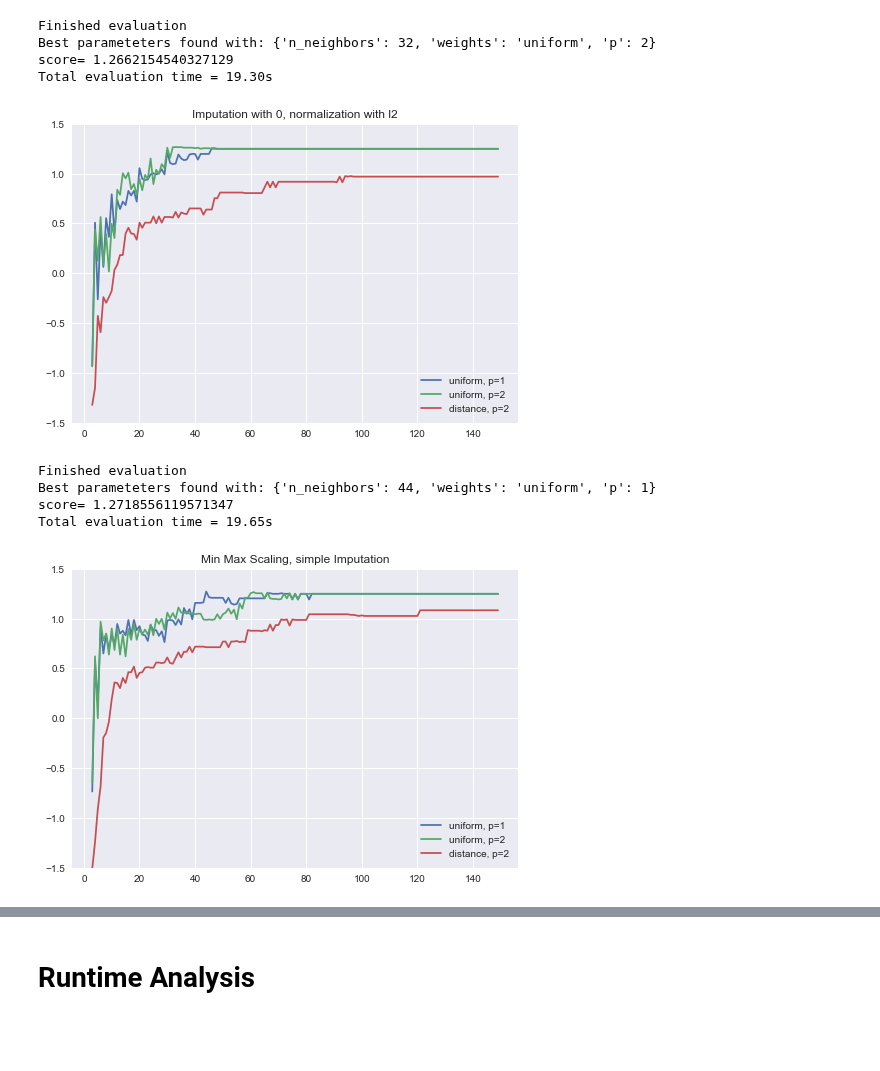
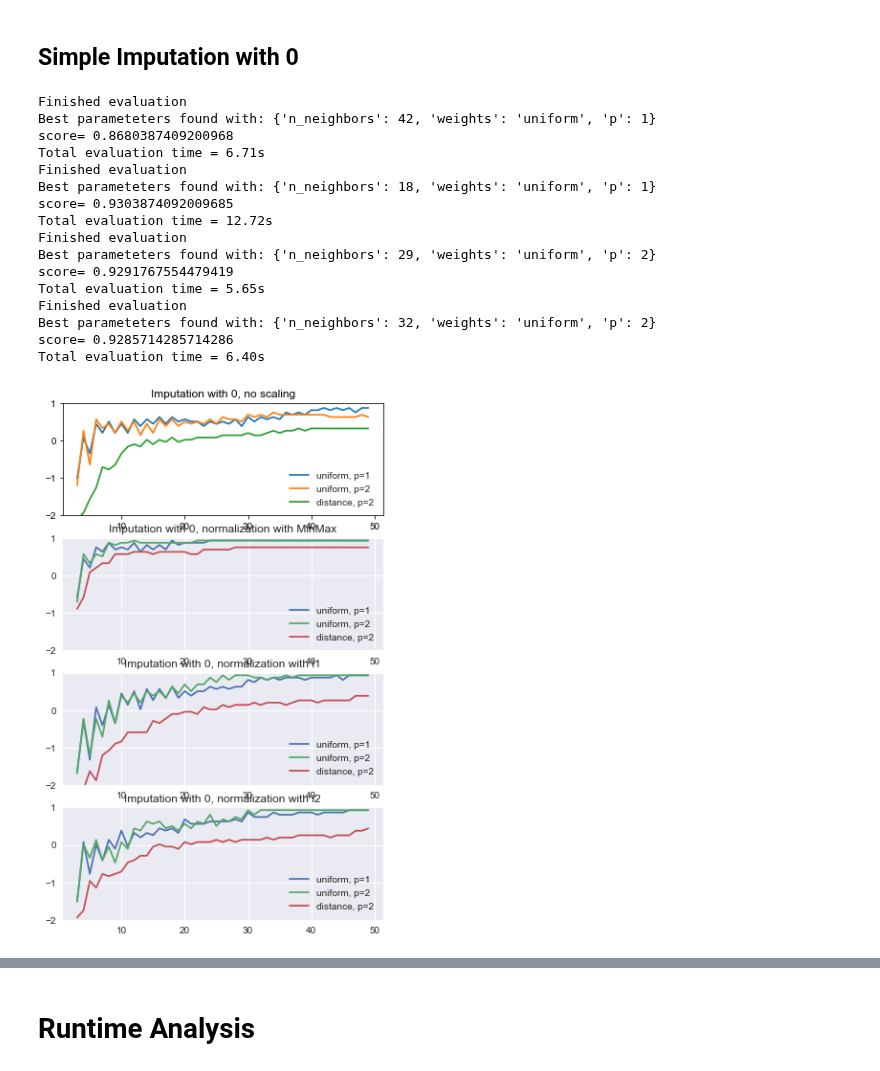
Before and after one commit to hitimr/ML_2020, a Jupyter notebook: Ex1/companies/companies_knn_hiti.ipynb, the cells around one changed output, grey strips where cells are left out. Drawn from its saved outputs; the diff is of its cells as text; code cells hidden in the pictures; blank space fills up the shorter version.

Commit message:
graphs for companies-knn

```diff
--- a/Ex1/companies/companies_knn_hiti.ipynb
+++ b/Ex1/companies/companies_knn_hiti.ipynb
@@ -36,5 +36,6 @@ df = parse_companies(5)
 raw_data, labels = companies_data_preprocessor.preprocess(df)
 # %%
+
 def plot_params(data, labels, fileName="no name", title="no title"):
     # Splitting
     x_train, x_test, y_train, y_test = train_test_split(data, labels, test_size=0.3, random_state=1)
@@ -63,6 +64,6 @@ def plot_params(data, labels, fileName="no name", title="no title"):
     plt.plot(distance_p1["n_neighbors"], distance_p1["score"], label="distance, p=2")
     plt.legend()
     plt.title(title)
-    plt.ylim(-1.5, 1.5)
+    plt.ylim(-2, 1)
     plt.savefig("out/" + fileName)
-    plt.show()
+    #plt.show()
@@ -96,28 +70,47 @@ Total evaluation time = 16.72s
-# %%
-# Simple Imputation with 0
-preprocessed_data = pd.DataFrame(SimpleImputer(missing_values=np.NaN, strategy="constant", fill_value=0).fit_transform(raw_data))
-
-# Normalization with l2 norm
-preprocessed_data = pd.DataFrame(Normalizer(norm="l2").fit_transform(preprocessed_data))
-
-plot_params(preprocessed_data, labels, fileName="companies_knn_Imputation_0_l2Norm", title="Imputation with 0, normalization with l2")
-# %% [output]
-Finished evaluation
-Best parameteters found with: {'n_neighbors': 32, 'weights': 'uniform', 'p': 2}
-score= 1.2662154540327129
-Total evaluation time = 19.30s
-[figure, removed]
-# %%
-# KNN Imputation
-imp = KNNImputer(missing_values=np.NaN, n_neighbors=10, weights="uniform")
-preprocessed_data = imp.fit_transform(raw_data)
-
-# No Scaling
-
-plot_params(preprocessed_data, labels, fileName="companies_knn_MinMax_KNNImputation", title="Min Max Scaling, simple Imputation")
-# %% [output]
-Finished evaluation
-Best parameteters found with: {'n_neighbors': 44, 'weights': 'uniform', 'p': 1}
-score= 1.2718556119571347
-Total evaluation time = 19.65s
-[figure, removed]
+# %% [markdown]
+## Simple Imputation with 0
+# %%
+plt.subplots_adjust(top=2)
+
+# No Scaling
+preprocessed_data = pd.DataFrame(SimpleImputer(missing_values=np.NaN, strategy="constant", fill_value=0).fit_transform(raw_data))
+plt.subplot(411)
+plot_params(preprocessed_data, labels, fileName="companies_knn_Imputation_0_noScaling", title="Imputation with 0, no scaling")
+
+# MinMax
+preprocessed_data = pd.DataFrame(SimpleImputer(missing_values=np.NaN, strategy="constant", fill_value=0).fit_transform(raw_data))
+preprocessed_data = pd.DataFrame(MinMaxScaler(feature_range=(0,1)).fit_transform(preprocessed_data))    # Normalization with l1 norm
+plt.subplot(412)
+plot_params(preprocessed_data, labels, fileName="companies_knn_Imputation_0_minMax", title="Imputation with 0, normalization with MinMax")
+
+# L1 Norm
+preprocessed_data = pd.DataFrame(SimpleImputer(missing_values=np.NaN, strategy="constant", fill_value=0).fit_transform(raw_data))
+preprocessed_data = pd.DataFrame(Normalizer(norm="l1").fit_transform(preprocessed_data))    # Normalization with l1 norm
+plt.subplot(413)
+plot_params(preprocessed_data, labels, fileName="companies_knn_Imputation_0_l1Norm", title="Imputation with 0, normalization with l1")
+
+# L2 Norm
+preprocessed_data = pd.DataFrame(SimpleImputer(missing_values=np.NaN, strategy="constant", fill_value=0).fit_transform(raw_data))
+preprocessed_data = pd.DataFrame(Normalizer(norm="l2").fit_transform(preprocessed_data))
+plt.subplot(414)
+plot_params(preprocessed_data, labels, fileName="companies_knn_Imputation_0_l2Norm", title="Imputation with 0, normalization with l2")
+#plt.savefig("out/companies_knn_simpleImputation")
+plt.show()
+# %% [output]
+Finished evaluation
+Best parameteters found with: {'n_neighbors': 42, 'weights': 'uniform', 'p': 1}
+score= 0.8680387409200968
+Total evaluation time = 6.71s
+Finished evaluation
+Best parameteters found with: {'n_neighbors': 18, 'weights': 'uniform', 'p': 1}
+score= 0.9303874092009685
+Total evaluation time = 12.72s
+Finished evaluation
+Best parameteters found with: {'n_neighbors': 29, 'weights': 'uniform', 'p': 2}
+score= 0.9291767554479419
+Total evaluation time = 5.65s
+Finished evaluation
+Best parameteters found with: {'n_neighbors': 32, 'weights': 'uniform', 'p': 2}
+score= 0.9285714285714286
+Total evaluation time = 6.40s
+[figure, added]
```
Also changed, not shown: parts of 6 cells of this notebook, 6 other files.
